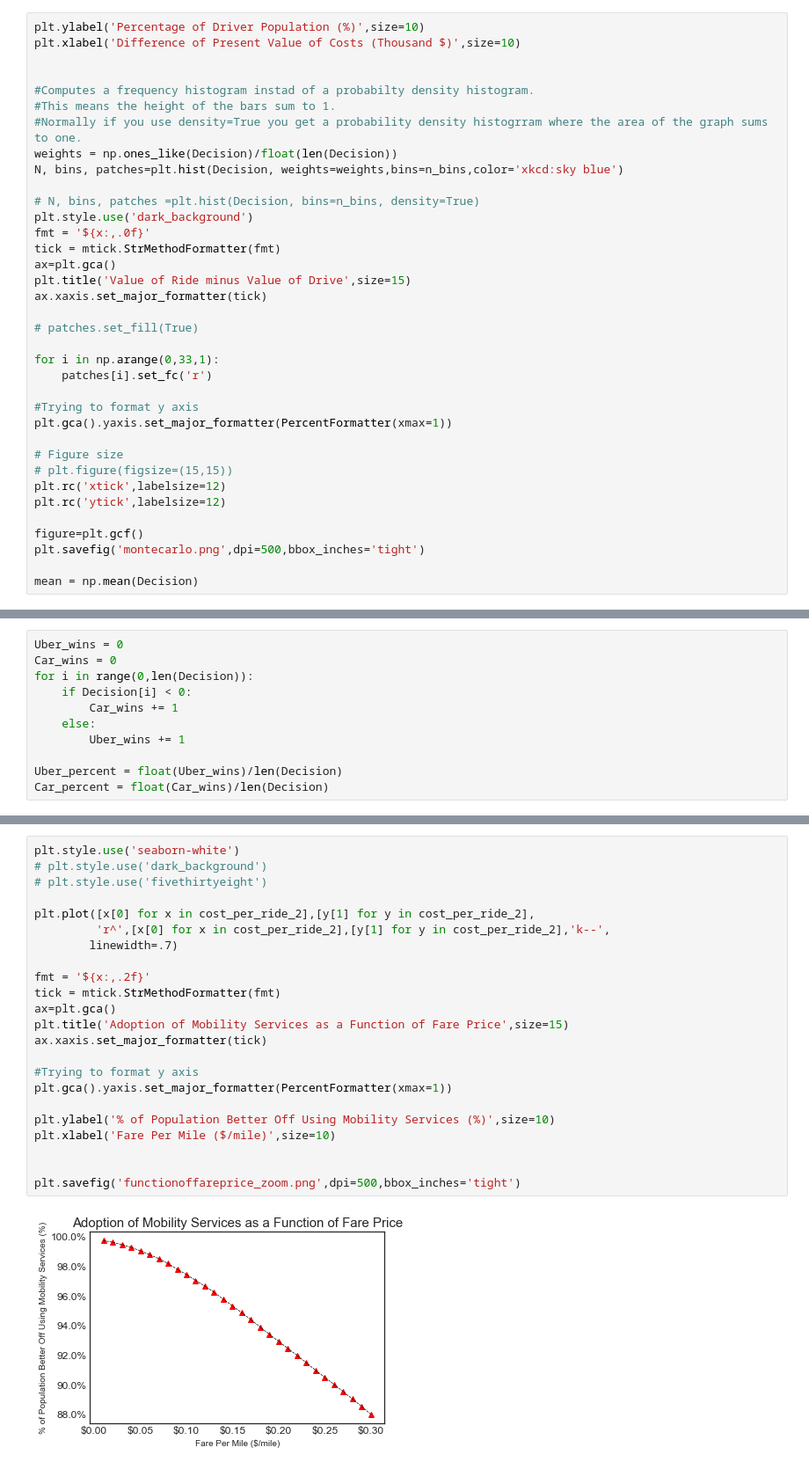
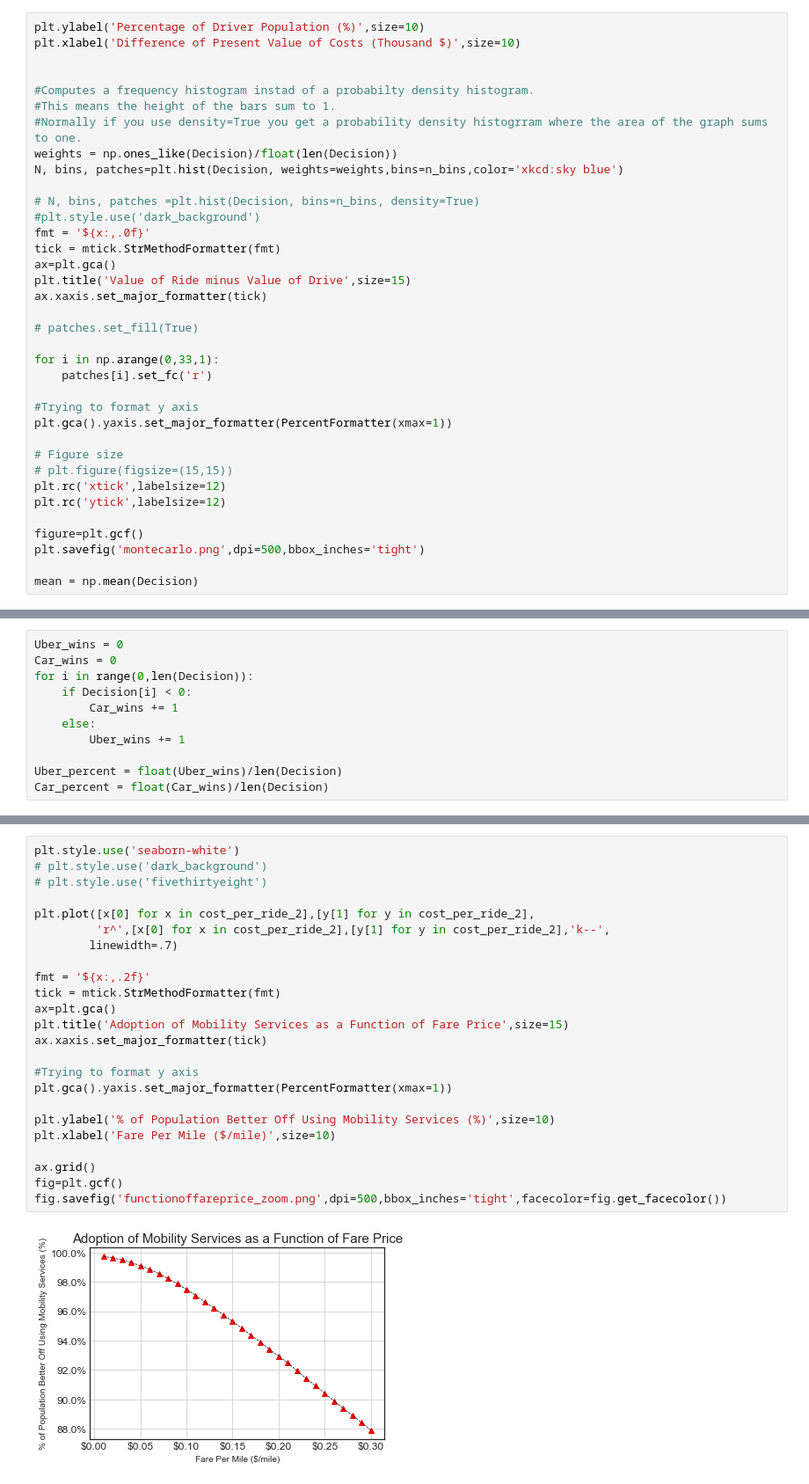
Before and after one commit to gordontsai/WEG-scripts, a Jupyter notebook: ubermodel_mc.ipynb, the cells around one changed output, grey strips where cells are left out. Shown at 88% size. Saved outputs shown, nothing was run; the diff lists cells and outputs as text.

```diff
--- a/ubermodel_mc.ipynb
+++ b/ubermodel_mc.ipynb
@@ -638,7 +638,7 @@ weights = np.ones_like(Decision)/float(len(Decision))
 N, bins, patches=plt.hist(Decision, weights=weights,bins=n_bins,color='xkcd:sky blue')
 
 # N, bins, patches =plt.hist(Decision, bins=n_bins, density=True)
-plt.style.use('dark_background')
+#plt.style.use('dark_background')
 fmt = '${x:,.0f}'
 tick = mtick.StrMethodFormatter(fmt)
 ax=plt.gca()
@@ -861,25 +863,26 @@ Cost Per Mile is  2.8
 # %%
 plt.style.use('seaborn-white')
 # plt.style.use('dark_background')
 # plt.style.use('fivethirtyeight')
 
 plt.plot([x[0] for x in cost_per_ride_2],[y[1] for y in cost_per_ride_2],
          'r^',[x[0] for x in cost_per_ride_2],[y[1] for y in cost_per_ride_2],'k--',
         linewidth=.7)
 
 fmt = '${x:,.2f}'
 tick = mtick.StrMethodFormatter(fmt)
 ax=plt.gca()
 plt.title('Adoption of Mobility Services as a Function of Fare Price',size=15)
 ax.xaxis.set_major_formatter(tick)
 
 #Trying to format y axis
 plt.gca().yaxis.set_major_formatter(PercentFormatter(xmax=1))
 
 plt.ylabel('% of Population Better Off Using Mobility Services (%)',size=10)
 plt.xlabel('Fare Per Mile ($/mile)',size=10)
 
-
-plt.savefig('functionoffareprice_zoom.png',dpi=500,bbox_inches='tight')
+ax.grid()
+fig=plt.gcf()
+fig.savefig('functionoffareprice_zoom.png',dpi=500,bbox_inches='tight',facecolor=fig.get_facecolor())
 # %% [output]
-[figure, old version]
+[figure, new version]
```
Also changed, not shown: parts of 7 cells of this notebook, 2 other files.
